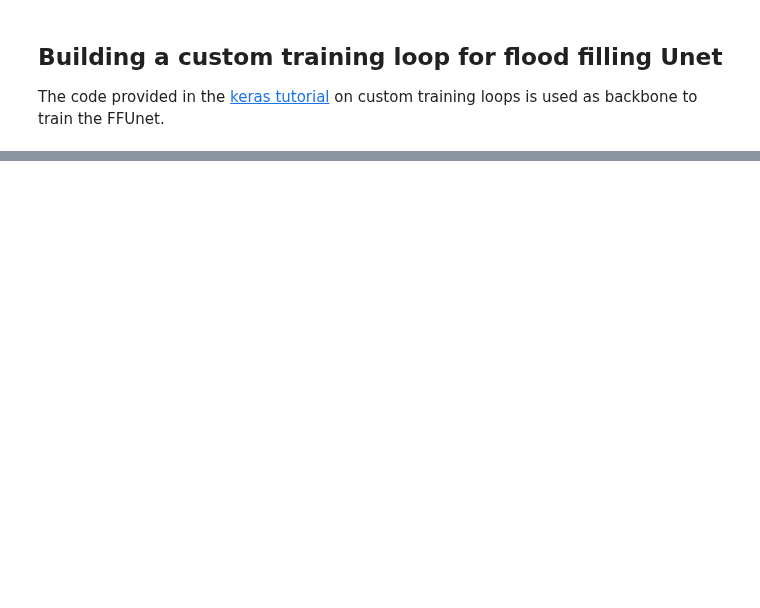
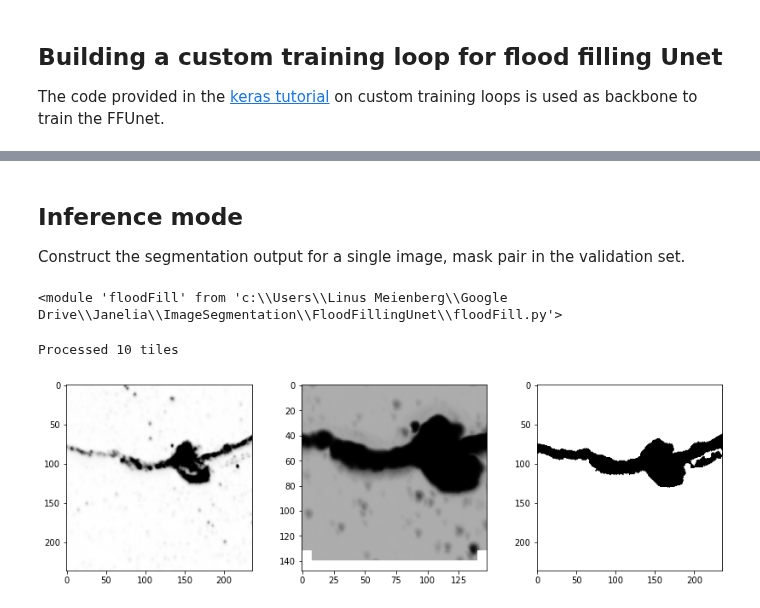
Before and after one commit to randomstructures/ExLSM-Image-Segmentation, a Jupyter notebook: FloodFillingUnet/floodFill.ipynb, the cells around one changed output, grey strips where cells are left out. Saved outputs shown, nothing was run; the diff lists cells and outputs as text; code cells hidden in the pictures; blank space fills up the shorter version.

Commit message:
working flood filling training

```diff
--- a/FloodFillingUnet/floodFill.ipynb
+++ b/FloodFillingUnet/floodFill.ipynb
@@ -161,4 +163,5 @@ testset = testset_raw.map(preprocessScene).map(utilities.tf_affine).prefetch(1)
 # %%
 # Convert the image mask pairs to Flood Filler instances
 def parseScene(x: tf.Tensor, y: tf.Tensor) -> floodFill.FloodFiller:
-    floodFill.constructExample(x, y, output_shape, input_shape, delta)
+    ff = floodFill.constructExample(x, y, output_shape, input_shape, delta)
+    return ff
@@ -311,0 +384,31 @@ for epoch in range(epochs):
+# %% [markdown]
+## Inference mode
+
+Construct the segmentation output for a single image, mask pair in the validation set.
+# %%
+reload(floodFill)
+# %% [output]
+<module 'floodFill' from 'c:\\Users\\Linus Meienberg\\Google Drive\\Janelia\\ImageSegmentation\\FloodFillingUnet\\floodFill.py'>
+# %%
+test_it = iter(testset)
+# %%
+image, mask = next(test_it)
+ff = parseScene(image, mask)
+tiles = 0
+
+while ff.hasNext():
+    tile_index, im, seg, msk = ff.getNext()
+    x, y = preprocessTile(im,seg,msk)
+    seg_pred = unet.predict(x)[0,:,:,:,1]
+    ff.writeSlice(tile_index,seg_pred)
+    ff.queueHeuristic(tile_index,seg_pred, threshold=0.9)
+    tiles+=1
+
+print('Processed {} tiles'.format(tiles))
+# %% [output]
+Processed 10 tiles
+# %%
+segmentation = ff.segmentation.image[44:192,44:192,44:192]
+visualization.showProjections([image,segmentation,mask], mode='max', cmap='Greys')
+# %% [output]
+[figure, added]
```
Also changed, not shown: parts of 9 cells of this notebook, 5 other files.
